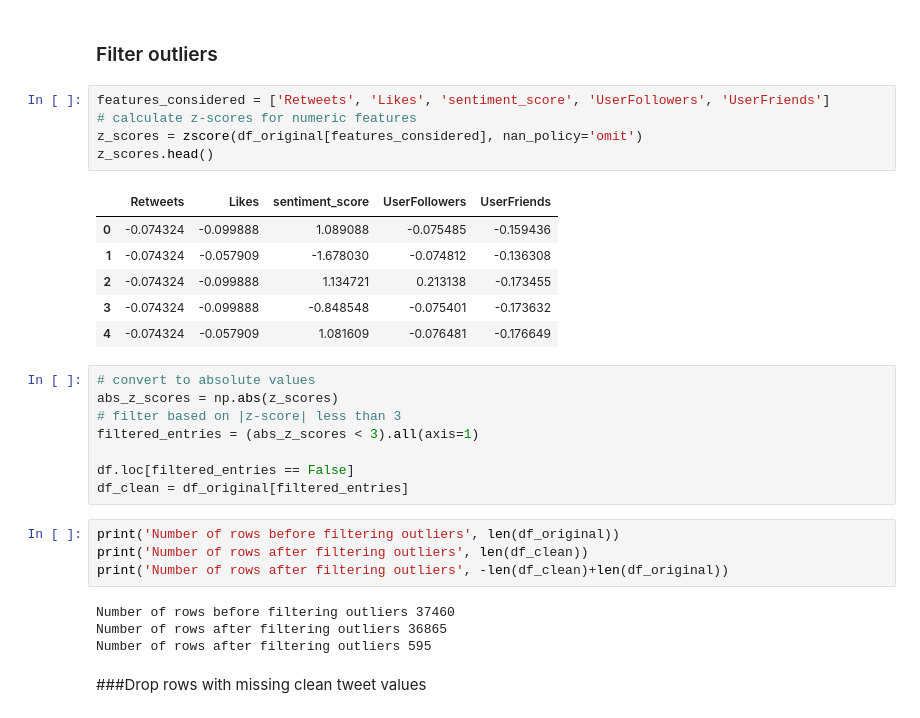
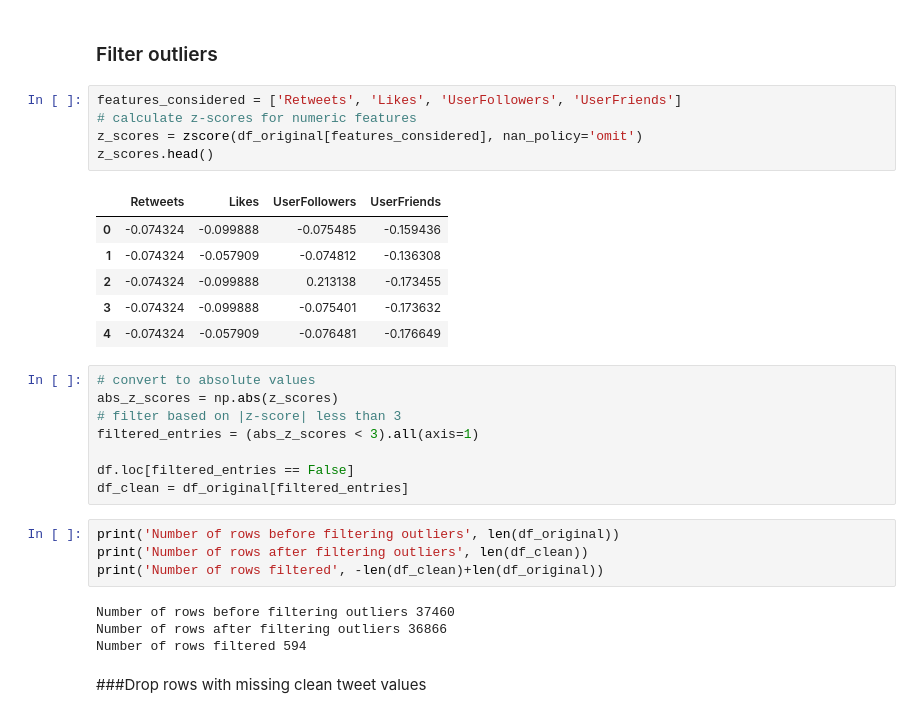
Before and after one commit to bani-ebegbodi/NLP_AI4ALL_Project, a Jupyter notebook: Project.ipynb, the cells around one changed output. Saved outputs shown, nothing was run; the diff lists cells and outputs as text.

```diff
--- a/Project.ipynb
+++ b/Project.ipynb
@@ -176,17 +154,17 @@ from mlxtend.plotting import plot_sequential_feature_selection as plot_sfs
 # %% [markdown]
 ### Filter outliers
 # %%
-features_considered = ['Retweets', 'Likes',	'sentiment_score', 'UserFollowers', 'UserFriends']
+features_considered = ['Retweets', 'Likes', 'UserFollowers', 'UserFriends']
 # calculate z-scores for numeric features
 z_scores = zscore(df_original[features_considered], nan_policy='omit')
 z_scores.head()
 # %% [output]
-|  | Retweets | Likes | sentiment_score | UserFollowers | UserFriends |
-| 0 | -0.074324 | -0.099888 | 1.089088 | -0.075485 | -0.159436 |
-| 1 | -0.074324 | -0.057909 | -1.678030 | -0.074812 | -0.136308 |
-| 2 | -0.074324 | -0.099888 | 1.134721 | 0.213138 | -0.173455 |
-| 3 | -0.074324 | -0.099888 | -0.848548 | -0.075401 | -0.173632 |
-| 4 | -0.074324 | -0.057909 | 1.081609 | -0.076481 | -0.176649 |
+|  | Retweets | Likes | UserFollowers | UserFriends |
+| 0 | -0.074324 | -0.099888 | -0.075485 | -0.159436 |
+| 1 | -0.074324 | -0.057909 | -0.074812 | -0.136308 |
+| 2 | -0.074324 | -0.099888 | 0.213138 | -0.173455 |
+| 3 | -0.074324 | -0.099888 | -0.075401 | -0.173632 |
+| 4 | -0.074324 | -0.057909 | -0.076481 | -0.176649 |
 # %%
 # convert to absolute values
 abs_z_scores = np.abs(z_scores)
@@ -198,11 +176,11 @@ df_clean = df_original[filtered_entries]
 # %%
 print('Number of rows before filtering outliers', len(df_original))
 print('Number of rows after filtering outliers', len(df_clean))
-print('Number of rows after filtering outliers', -len(df_clean)+len(df_original))
+print('Number of rows filtered', -len(df_clean)+len(df_original))
 # %% [output]
 Number of rows before filtering outliers 37460
-Number of rows after filtering outliers 36865
-Number of rows after filtering outliers 595
+Number of rows after filtering outliers 36866
+Number of rows filtered 594
 # %% [markdown]
 ###Drop rows with missing clean tweet values
 # %%
```
Also changed, not shown: parts of 16 cells of this notebook.
